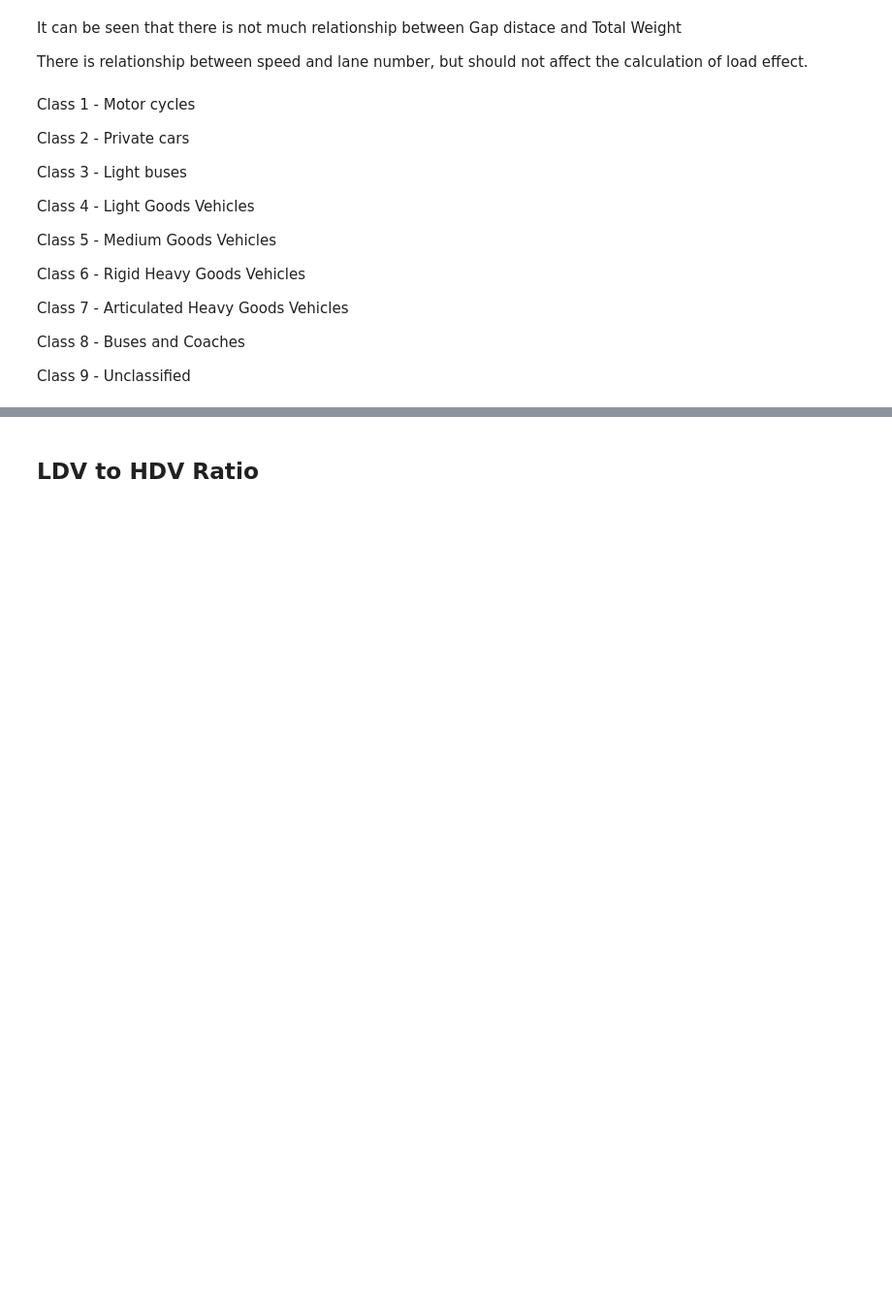
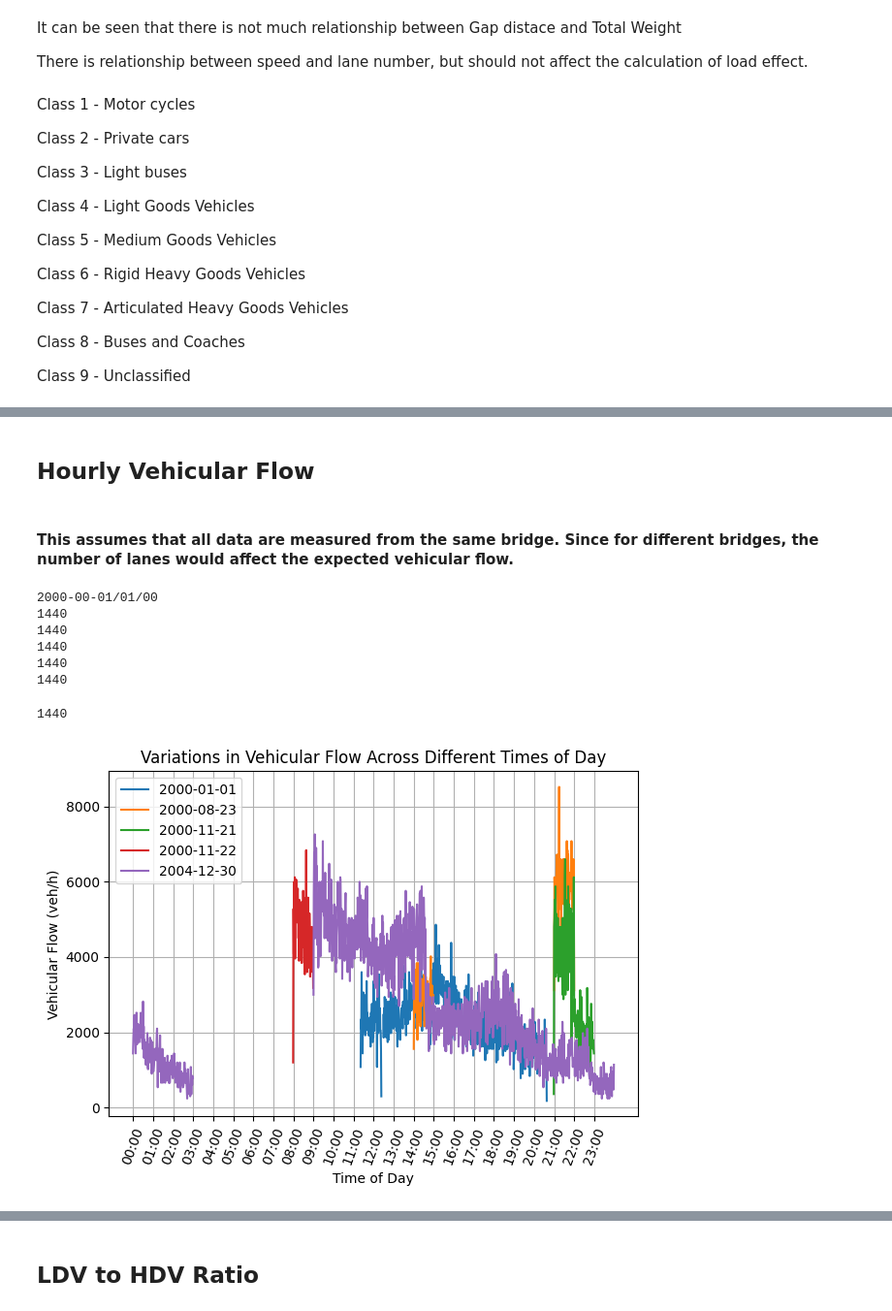
Before and after one commit to felixthe-cat/Personal_Projects, a Jupyter notebook: Final Year Project/Data_handle.ipynb, the cells around one changed output, grey strips where cells are left out. Shown at 97% size. Cells and saved outputs as stored; diff of their text form; code cells hidden in the pictures; blank space fills up the shorter version.

```diff
--- a/Final Year Project/Data_handle.ipynb
+++ b/Final Year Project/Data_handle.ipynb
@@ -125,0 +178,62 @@ Class 9 - Unclassified
+# %% [markdown]
+## Hourly Vehicular Flow
+# %% [markdown]
+#### This assumes that all data are measured from the same bridge. Since for different bridges, the number of lanes would affect the expected vehicular flow.
+# %%
+from datetime import time as t
+def generate_time(time_list):
+    for h in range(24):
+        for m in range(60):
+            time_list.append(t(h,m).strftime("%H:%M"))
+    return
+
+
+all_data['Time'] = all_data['Date + Time'].dt.round('1min')
+all_data['Time'] = all_data['Time'].dt.strftime("%H:%M")
+time_list = []
+generate_time(time_list)
+dict = {"Time": time_list}
+
+print(date_list[0].strftime("%Y-%M-%D"))
+
+for date in date_list:
+    vehicle_flow = []
+    for time in time_list:
+        # ? Times 60 for the total numebr of cars to convert: cars per min to cars per hour
+        vehicle_flow.append(len(all_data[(all_data['Date']==date) & (all_data['Time']==time)].index) * 60)
+
+    dict[date] = vehicle_flow
+    print(len(vehicle_flow))
+# print()
+VF_testing = pd.DataFrame(dict)
+# %% [output]
+2000-00-01/01/00
+1440
+1440
+1440
+1440
+1440
+# %%
+# import numpy as np
+# for date in date_list:
+#     print(VF_testing[date])
+#     VF_testing[VF_testing[date] == 0] = np.nan
+
+# print(hourly_vehicle_flow)
+print(len(time_list))
+for date in date_list:
+    tmp = np.array(VF_testing[date].astype(float))
+    tmp[tmp==0] = np.nan
+    plt.plot(VF_testing['Time'], tmp, label=date)
+    # plt.plot(VF_testing['Time'], VF_testing[date], label=date)
+plt.xticks(time_list[::60], rotation=70)
+plt.legend()
+plt.grid()
+plt.xlabel('Time of Day')
+plt.ylabel('Vehicular Flow (veh/h)')
+plt.title('Variations in Vehicular Flow Across Different Times of Day')
+plt.tight_layout()
+plt.show()
+# %% [output]
+1440
+[figure, added]
```
Also changed, not shown: parts of 18 cells of this notebook.
